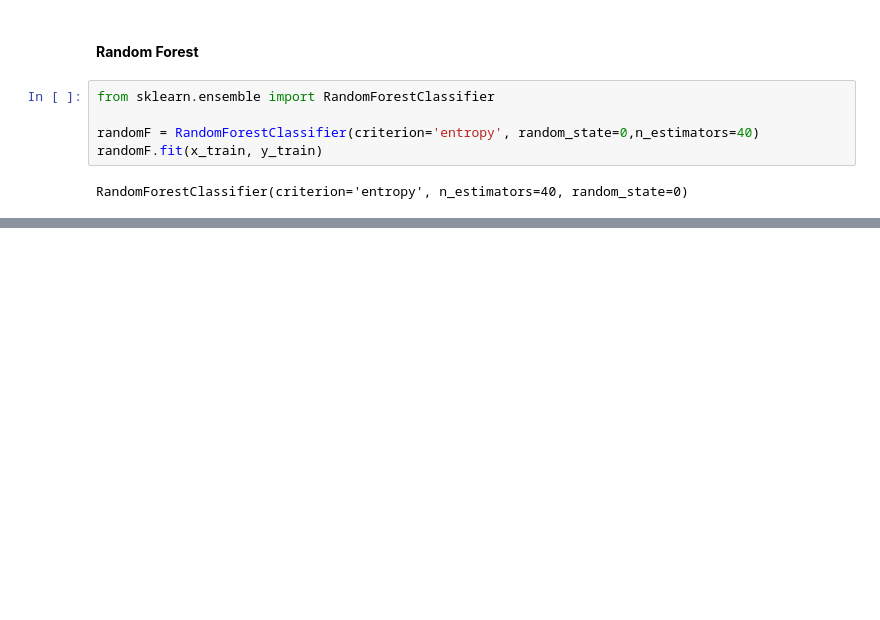
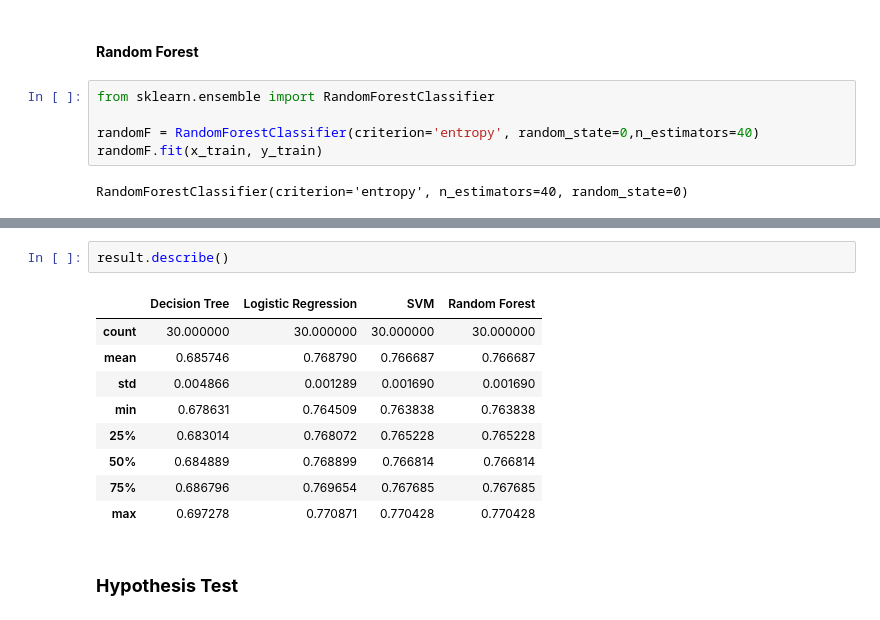
Before and after one commit to gabrielreversi/DS-Projects, a Jupyter notebook: Churn_Prediction.ipynb, the cells around one changed output, grey strips where cells are left out. Drawn from its saved outputs; the diff is of its cells as text; blank space fills up the shorter version.

```diff
--- a/Churn_Prediction.ipynb
+++ b/Churn_Prediction.ipynb
@@ -479,0 +628,14 @@ accuracy_score(y_test, randomF_predict)
+# %%
+result.describe()
+# %% [output]
+|  | Decision Tree | Logistic Regression | SVM | Random Forest |
+| count | 30.000000 | 30.000000 | 30.000000 | 30.000000 |
+| mean | 0.685746 | 0.768790 | 0.766687 | 0.766687 |
+| std | 0.004866 | 0.001289 | 0.001690 | 0.001690 |
+| min | 0.678631 | 0.764509 | 0.763838 | 0.763838 |
+| 25% | 0.683014 | 0.768072 | 0.765228 | 0.765228 |
+| 50% | 0.684889 | 0.768899 | 0.766814 | 0.766814 |
+| 75% | 0.686796 | 0.769654 | 0.767685 | 0.767685 |
+| max | 0.697278 | 0.770871 | 0.770428 | 0.770428 |
+# %% [markdown]
+### **Hypothesis Test**
```
Also changed, not shown: parts of 32 cells of this notebook.
